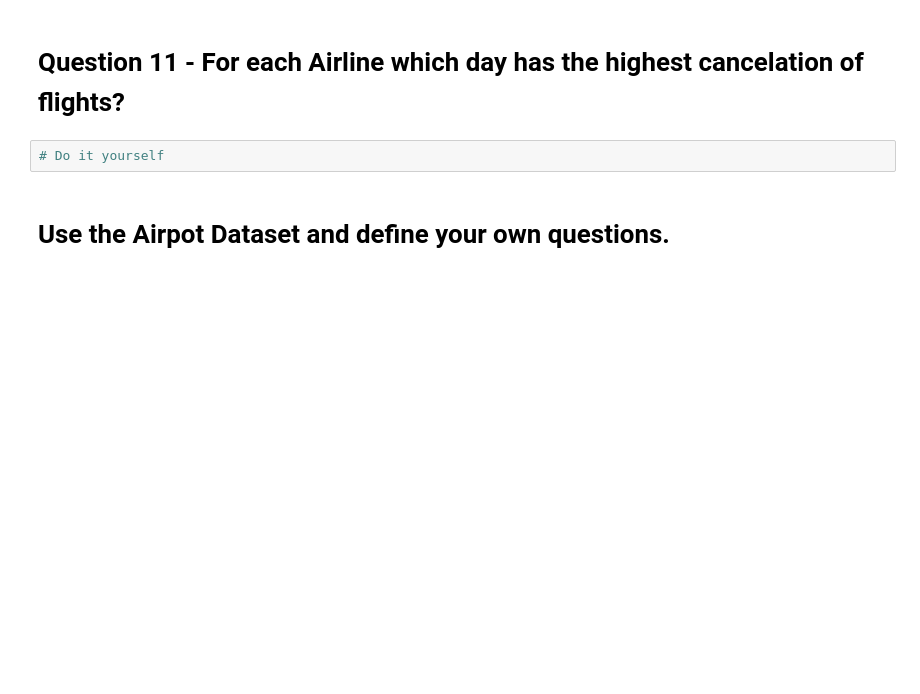
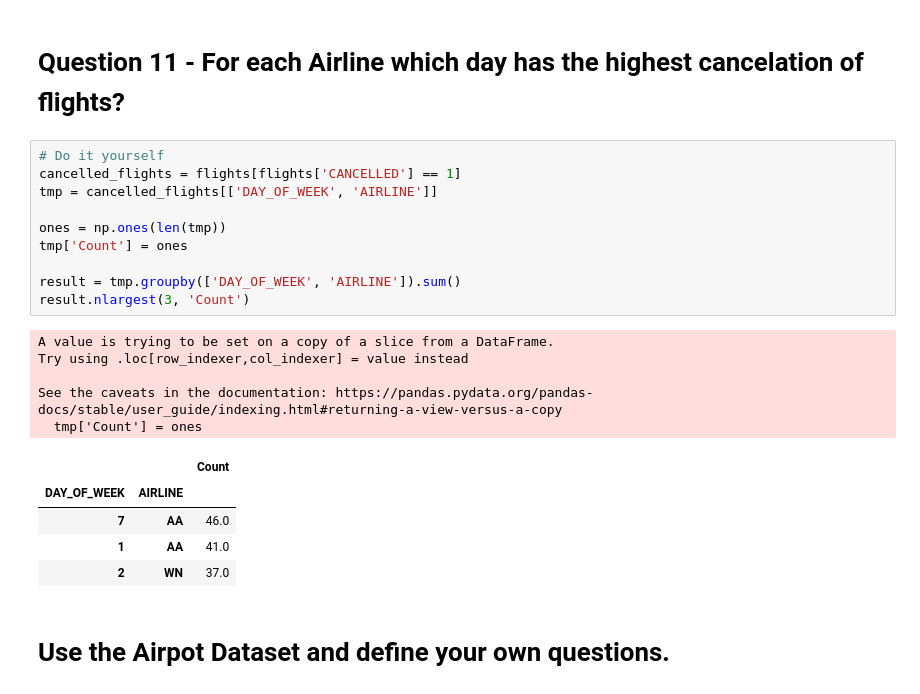
Before and after one commit to dylanxlam/data_science_practice_and_skills, a Jupyter notebook: Pandas/Pandas_Dataframe_Loading_Data.ipynb, the cells around one changed output. Cells and saved outputs as stored; diff of their text form; blank space fills up the shorter version.

```diff
--- a/Pandas/Pandas_Dataframe_Loading_Data.ipynb
+++ b/Pandas/Pandas_Dataframe_Loading_Data.ipynb
@@ -280,7 +290,26 @@ cancelled_flights_counts=cancelled_flights['AIRLINE'].value_counts()
 # %% [markdown]
 # Question 11 - For each Airline which day has the highest cancelation of flights?
-# %%
-# Do it yourself
+# %%
+# Do it yourself
+cancelled_flights = flights[flights['CANCELLED'] == 1]
+tmp = cancelled_flights[['DAY_OF_WEEK', 'AIRLINE']]
+
+ones = np.ones(len(tmp))
+tmp['Count'] = ones
+
+result = tmp.groupby(['DAY_OF_WEEK', 'AIRLINE']).sum()
+result.nlargest(3, 'Count')
+# %% [output]
+A value is trying to be set on a copy of a slice from a DataFrame.
+Try using .loc[row_indexer,col_indexer] = value instead
+
+See the caveats in the documentation: https://pandas.pydata.org/pandas-docs/stable/user_guide/indexing.html#returning-a-view-versus-a-copy
+  tmp['Count'] = ones
+|  |  | Count |
+| DAY_OF_WEEK | AIRLINE |  |
+| 7 | AA | 46.0 |
+| 1 | AA | 41.0 |
+| 2 | WN | 37.0 |
 # %% [markdown]
 # Use the Airpot Dataset and define your own questions.
 # %%
```
Also changed, not shown: parts of 4 cells of this notebook, 6 other files.
